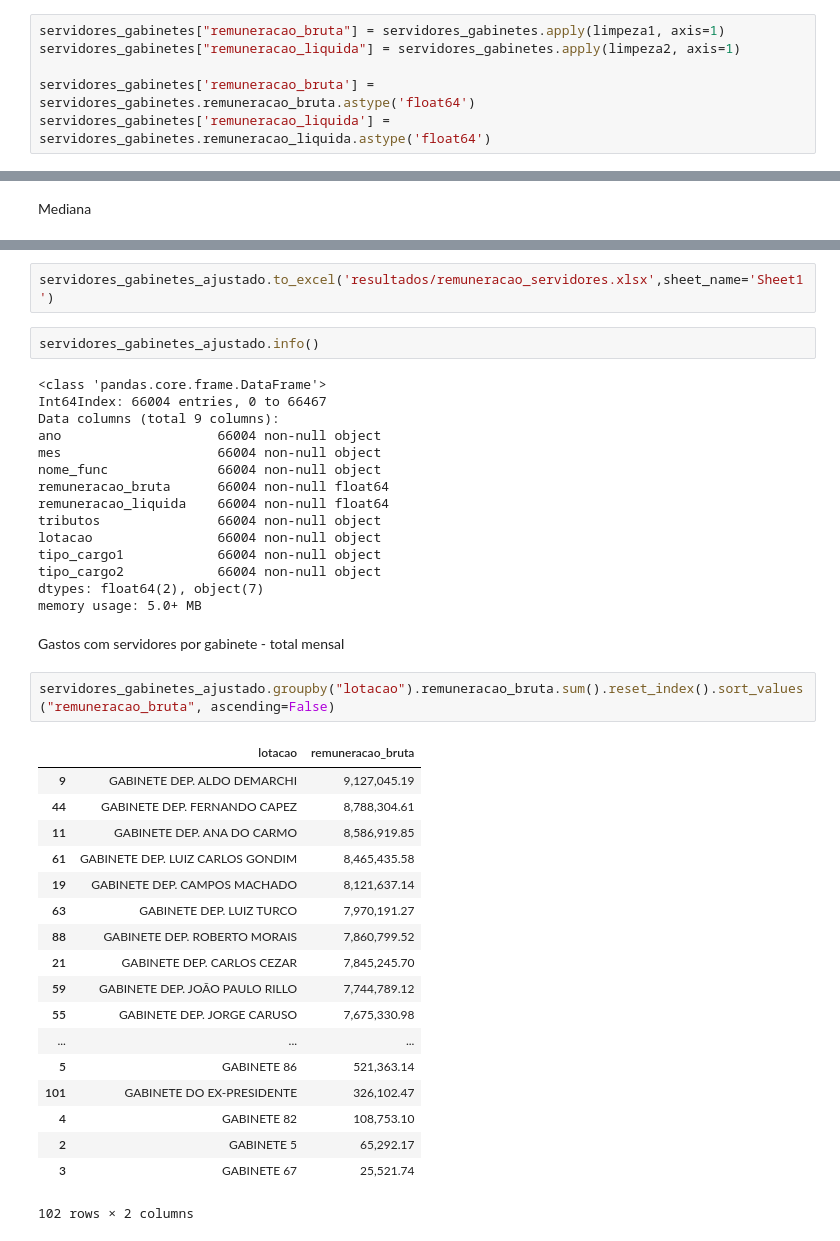
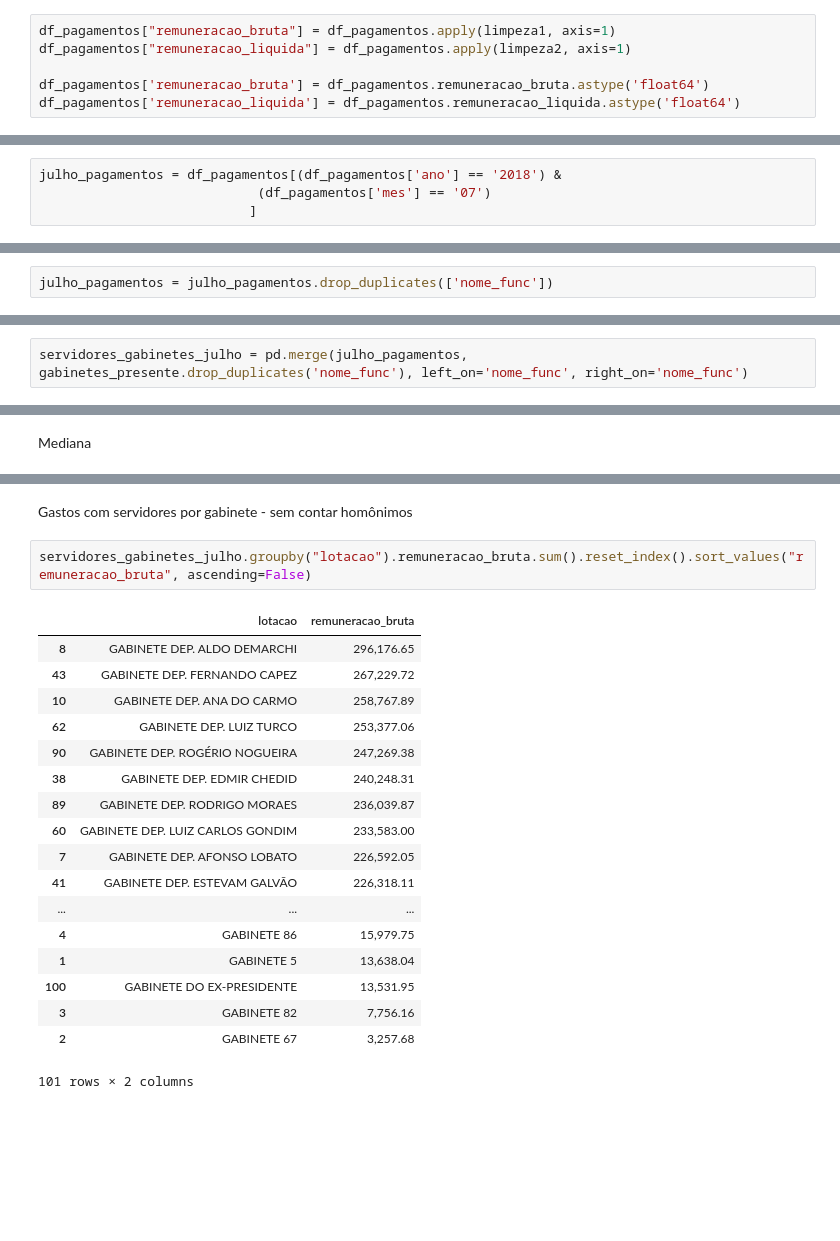
Before and after one commit to reichaves/alesp, a Jupyter notebook: alesp_servidores.ipynb, the cells around one changed output, grey strips where cells are left out. Drawn from its saved outputs; the diff is of its cells as text; blank space fills up the shorter version.

```diff
--- a/alesp_servidores.ipynb
+++ b/alesp_servidores.ipynb
@@ -417,9 +589,9 @@ def limpeza2(linha):
     valor = valor.replace(',', '.')
     return valor
 # %%
-servidores_gabinetes["remuneracao_bruta"] = servidores_gabinetes.apply(limpeza1, axis=1)
-servidores_gabinetes["remuneracao_liquida"] = servidores_gabinetes.apply(limpeza2, axis=1)
+df_pagamentos["remuneracao_bruta"] = df_pagamentos.apply(limpeza1, axis=1)
+df_pagamentos["remuneracao_liquida"] = df_pagamentos.apply(limpeza2, axis=1)
 
-servidores_gabinetes['remuneracao_bruta'] = servidores_gabinetes.remuneracao_bruta.astype('float64')
-servidores_gabinetes['remuneracao_liquida'] = servidores_gabinetes.remuneracao_liquida.astype('float64')
+df_pagamentos['remuneracao_bruta'] = df_pagamentos.remuneracao_bruta.astype('float64')
+df_pagamentos['remuneracao_liquida'] = df_pagamentos.remuneracao_liquida.astype('float64')
 # %%
@@ -447,0 +614,4 @@ servidores_gabinetes_ajustado = servidores_gabinetes[(servidores_gabinetes['nome
+# %%
+julho_pagamentos = df_pagamentos[(df_pagamentos['ano'] == '2018') &
+                            (df_pagamentos['mes'] == '07')
+                           ]
@@ -447,0 +656,2 @@ servidores_gabinetes_ajustado = servidores_gabinetes[(servidores_gabinetes['nome
+# %%
+julho_pagamentos = julho_pagamentos.drop_duplicates(['nome_func'])
@@ -447,0 +660,2 @@ servidores_gabinetes_ajustado = servidores_gabinetes[(servidores_gabinetes['nome
+# %%
+servidores_gabinetes_julho = pd.merge(julho_pagamentos, gabinetes_presente.drop_duplicates('nome_func'), left_on='nome_func', right_on='nome_func')
@@ -473,43 +704,24 @@ Mediana
-# %%
-servidores_gabinetes_ajustado.to_excel('resultados/remuneracao_servidores.xlsx',sheet_name='Sheet1')
-# %%
-servidores_gabinetes_ajustado.info()
-# %% [output]
-<class 'pandas.core.frame.DataFrame'>
-Int64Index: 66004 entries, 0 to 66467
-Data columns (total 9 columns):
-ano                    66004 non-null object
-mes                    66004 non-null object
-nome_func              66004 non-null object
-remuneracao_bruta      66004 non-null float64
-remuneracao_liquida    66004 non-null float64
-tributos               66004 non-null object
-lotacao                66004 non-null object
-tipo_cargo1            66004 non-null object
-tipo_cargo2            66004 non-null object
-dtypes: float64(2), object(7)
-memory usage: 5.0+ MB
 # %% [markdown]
-Gastos com servidores por gabinete - total mensal
+Gastos com servidores por gabinete - sem contar homônimos
 # %%
-servidores_gabinetes_ajustado.groupby("lotacao").remuneracao_bruta.sum().reset_index().sort_values("remuneracao_bruta", ascending=False)
+servidores_gabinetes_julho.groupby("lotacao").remuneracao_bruta.sum().reset_index().sort_values("remuneracao_bruta", ascending=False)
 # %% [output]
 |  | lotacao | remuneracao_bruta |
-| 9 | GABINETE DEP. ALDO DEMARCHI | 9,127,045.19 |
-| 44 | GABINETE DEP. FERNANDO CAPEZ | 8,788,304.61 |
-| 11 | GABINETE DEP. ANA DO CARMO | 8,586,919.85 |
-| 61 | GABINETE DEP. LUIZ CARLOS GONDIM | 8,465,435.58 |
-| 19 | GABINETE DEP. CAMPOS MACHADO | 8,121,637.14 |
-| 63 | GABINETE DEP. LUIZ TURCO | 7,970,191.27 |
-| 88 | GABINETE DEP. ROBERTO MORAIS | 7,860,799.52 |
-| 21 | GABINETE DEP. CARLOS CEZAR | 7,845,245.70 |
-| 59 | GABINETE DEP. JOÃO PAULO RILLO | 7,744,789.12 |
-| 55 | GABINETE DEP. JORGE CARUSO | 7,675,330.98 |
+| 8 | GABINETE DEP. ALDO DEMARCHI | 296,176.65 |
+| 43 | GABINETE DEP. FERNANDO CAPEZ | 267,229.72 |
+| 10 | GABINETE DEP. ANA DO CARMO | 258,767.89 |
+| 62 | GABINETE DEP. LUIZ TURCO | 253,377.06 |
+| 90 | GABINETE DEP. ROGÉRIO NOGUEIRA | 247,269.38 |
+| 38 | GABINETE DEP. EDMIR CHEDID | 240,248.31 |
+| 89 | GABINETE DEP. RODRIGO MORAES | 236,039.87 |
+| 60 | GABINETE DEP. LUIZ CARLOS GONDIM | 233,583.00 |
+| 7 | GABINETE DEP. AFONSO LOBATO | 226,592.05 |
+| 41 | GABINETE DEP. ESTEVAM GALVÃO | 226,318.11 |
 | ... | ... | ... |
-| 5 | GABINETE 86 | 521,363.14 |
-| 101 | GABINETE DO EX-PRESIDENTE | 326,102.47 |
-| 4 | GABINETE 82 | 108,753.10 |
-| 2 | GABINETE 5 | 65,292.17 |
-| 3 | GABINETE 67 | 25,521.74 |
+| 4 | GABINETE 86 | 15,979.75 |
+| 1 | GABINETE 5 | 13,638.04 |
+| 100 | GABINETE DO EX-PRESIDENTE | 13,531.95 |
+| 3 | GABINETE 82 | 7,756.16 |
+| 2 | GABINETE 67 | 3,257.68 |
-102 rows × 2 columns
+101 rows × 2 columns
 # %% [markdown]
```
Also changed, not shown: parts of 94 cells of this notebook.
